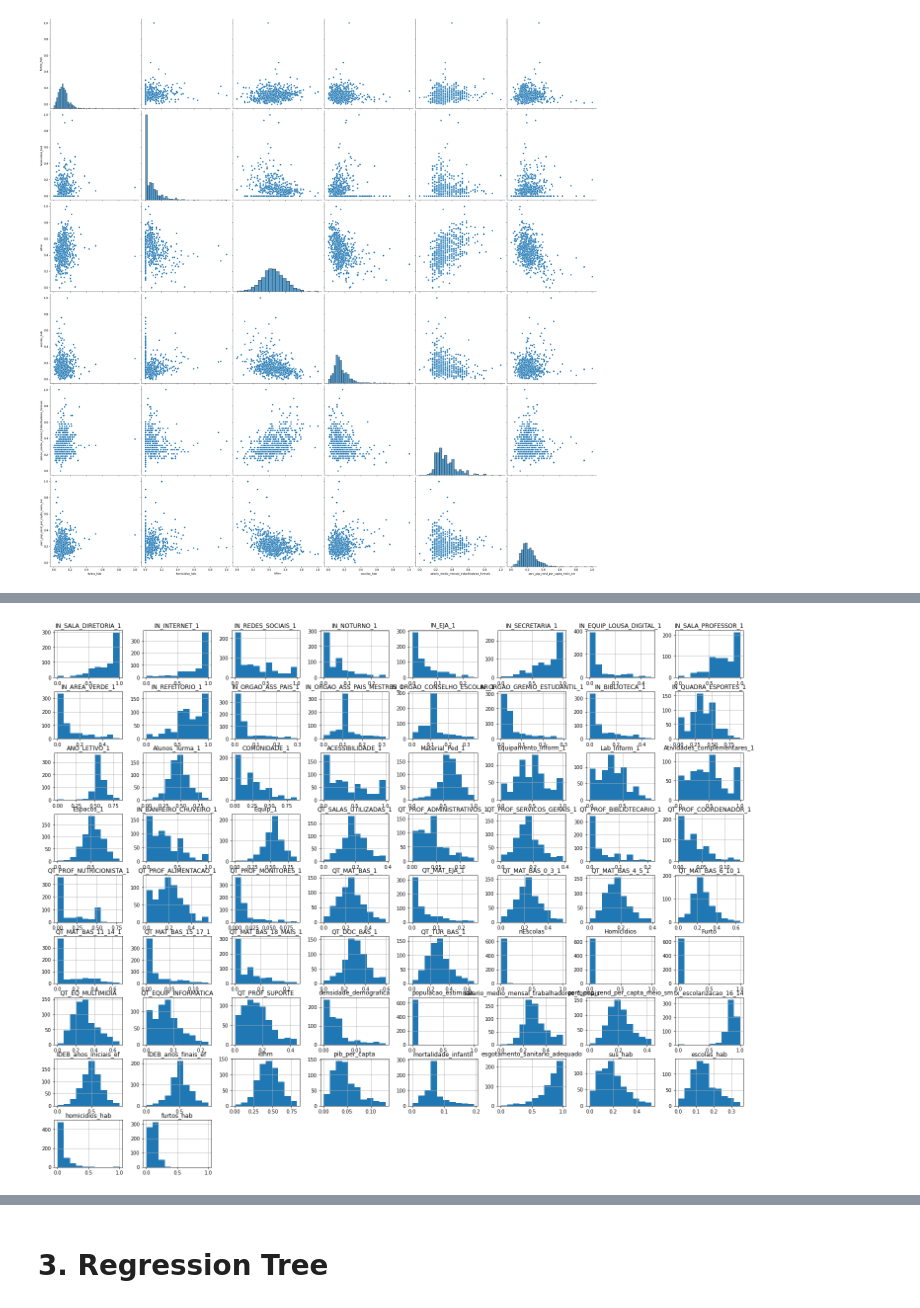
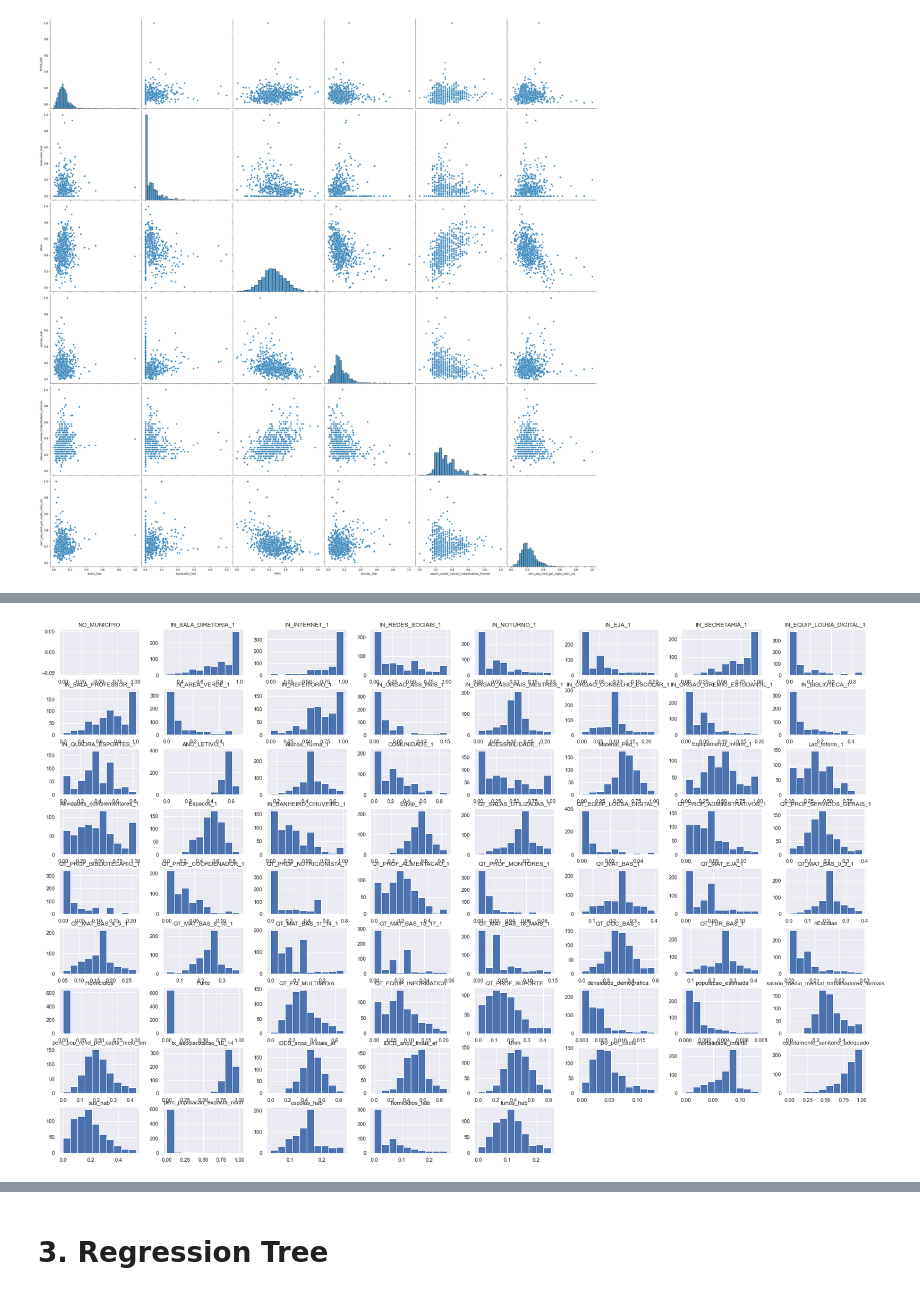
Before and after one commit to CaioFerreiraB/sp_crime_and_education, a Jupyter notebook: Exploratory_analysis.ipynb, the cells around one changed output, grey strips where cells are left out. Drawn from its saved outputs; the diff is of its cells as text; code cells hidden in the pictures.

```diff
--- a/Exploratory_analysis.ipynb
+++ b/Exploratory_analysis.ipynb
@@ -66,0 +71,7 @@ df[cols].boxplot(rot=90, figsize=(25, 15))
+# %%
+corr = df.corr()
+filter = (((corr >= 0.5) | (corr <= -0.5)) & (corr != 1)).any()
+sub_df = corr.loc[: , filter]
+# sub_df
+sns.set(rc = {'figure.figsize':(30,30)})
+ax = sns.heatmap(sub_df, annot=True)
@@ -66,0 +80,11 @@ df[cols].boxplot(rot=90, figsize=(25, 15))
+# %%
+g0 = ['IN_SALA_DIRETORIA_1', 'IN_SALA_PROFESSOR_1']
+g1 = ['IN_NOTURNO_1', 'IN_EJA_1']
+g2 = ['IN_EQUIP_LOUSA_DIGITAL_1', 'QT_EQUIP_LOUSA_DIGITAL_1']
+g3 = ['IN_ORGAO_ASS_PAIS_1', 'IN_ORGAO_ASS_PAIS_MESTRES_1', 'IN_ORGAO_CONSELHO_ESCOLAR_1', 'IN_ORGAO_GREMIO_ESTUDANTIL_1']
+g4 = ['QT_MAT_BAS_1', 'Alunos_Turma_1', 'QT_SALAS_UTILIZADAS_1', 'QT_MAT_BAS_0_3_1', 'QT_MAT_BAS_4_5_1', 'QT_MAT_BAS_6_10_1', 'QT_MAT_BAS_11_14_1',
+      'QT_MAT_BAS_15_17_1', 'QT_MAT_BAS_18_MAIS_1', 'QT_TUR_BAS_1', 'QT_MAT_EJA_1', 'escolas_hab']
+g5 = ['QT_EQUIP_INFORMATICA', 'Equipamento_Inform_1', 'Lab_Inform_1']
+
+
+groups = [g0, g1, g2, g3, g4, g5]
@@ -67,3 +201,10 @@ df[cols].boxplot(rot=90, figsize=(25, 15))
+# %%
+cols_multivariate = ['IN_SALA_DIRETORIA_1', 'IN_SALA_PROFESSOR_1', 'IN_NOTURNO_1', 'IN_EJA_1', 'IN_EQUIP_LOUSA_DIGITAL_1', 'QT_EQUIP_LOUSA_DIGITAL_1', 'IN_ORGAO_ASS_PAIS_1',
+                     'IN_ORGAO_ASS_PAIS_MESTRES_1', 'IN_ORGAO_CONSELHO_ESCOLAR_1', 'IN_ORGAO_GREMIO_ESTUDANTIL_1', 'QT_MAT_BAS_1', 'Alunos_Turma_1', 'QT_SALAS_UTILIZADAS_1',
+                     'QT_MAT_BAS_0_3_1', 'QT_MAT_BAS_4_5_1', 'QT_MAT_BAS_6_10_1', 'QT_MAT_BAS_11_14_1', 'QT_MAT_BAS_15_17_1', 'QT_MAT_BAS_18_MAIS_1', 'QT_TUR_BAS_1', 'QT_MAT_EJA_1',
+                     'escolas_hab', 'QT_EQUIP_INFORMATICA', 'Equipamento_Inform_1', 'Lab_Inform_1']
+
+df[cols_multivariate] = df_temp[cols_multivariate]
 # %%
 Q1 = df.quantile(0.25)
 Q3 = df.quantile(0.75)
@@ -71,9 +212,15 @@ IQR = Q3 - Q1
 LF = Q1 - 1.5*IQR
 UF = Q3 + 1.5*IQR
 
-cols_norm = ['Atividades_complementares_1', 'IN_QUADRA_ESPORTES_1', 'Equipamento_Inform_1', 'Material_Ped_1', 'Alunos_Turma_1', 'ANO_LETIVO_1', 'Espacos_1', 'Equip_1', 'QT_MAT_BAS_6_10_1',
-            'QT_TUR_BAS_1', 'idhm', 'IDEB_anos_finais_ef', 'IDEB_anos_iniciais_ef', ]
+
+cols_norm = ['Atividades_complementares_1', 'IN_QUADRA_ESPORTES_1', 'Material_Ped_1', 'ANO_LETIVO_1', 'Espacos_1', 'Equip_1', 'idhm', 'IDEB_anos_finais_ef', 'IDEB_anos_iniciais_ef']
+
+
+
 cols_iqr = [el for el in cols if el not in cols_norm]
+cols_iqr = [el for el in cols if cols_iqr not in cols_multivariate]
+
+cols_iqr.remove('perc_populacao_exposta_risco')
 
 df_qt_outliers = ((df < LF) | (df > UF)).sum()
 
@@ -84,9 +231,6 @@ lb = df[cols_norm].mean() - 3 * df[cols_norm].std()
 
 df[cols_norm] = df[cols_norm][(df[cols_norm] < lb) | (df[cols_norm] < ub)]
 
-cols_drop = ['QT_EQUIP_LOUSA_DIGITAL_1', 'perc_populacao_exposta_risco']
-
-df.drop(cols_drop, axis=1, inplace=True)
 df.fillna(df.mean(), inplace=True)
 
 # df_hist = df[cols_norm].hist()
@@ -94,9 +238,9 @@ df.fillna(df.mean(), inplace=True)
 # df[cols] = df[cols][(df > LF) & (df < UF)]
 # df[(df < LF) | (df < UF)]
 # %%
-df_hist = df.hist(figsize=(25, 20))
+df_hist = df.hist(figsize=(30, 20))
 # %% [output]
-[figure, old version]
+[figure, new version]
 # %%
 df.boxplot(rot=90, figsize=(25, 15))
 # %% [output]
```
Also changed, not shown: parts of 13 cells of this notebook.
